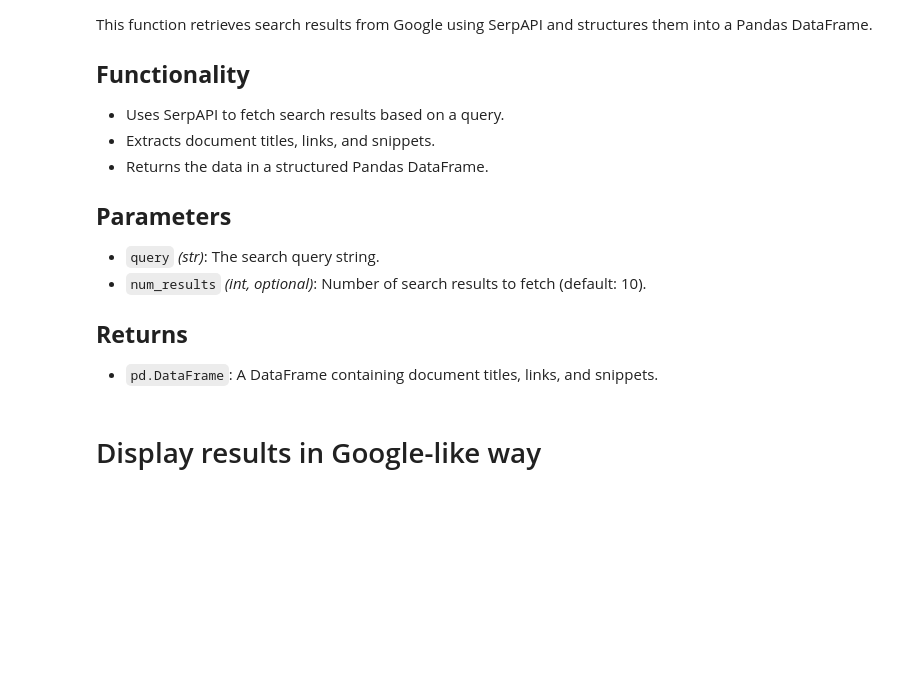
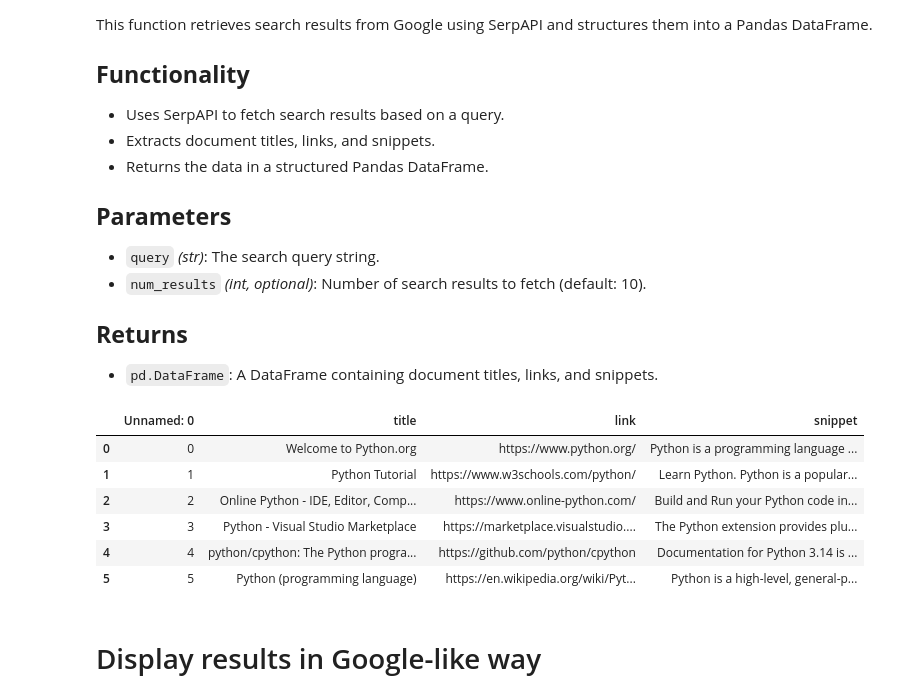
Before and after one commit to rmit-ir/Tutotrial-Practical-LLMs, a Jupyter notebook: LLM_Tutorial_Challenge2.ipynb, the cells around one changed output. Drawn from its saved outputs; the diff is of its cells as text; code cells hidden in the pictures; blank space fills up the shorter version.

```diff
--- a/LLM_Tutorial_Challenge2.ipynb
+++ b/LLM_Tutorial_Challenge2.ipynb
@@ -140,11 +139,20 @@ def fetch_documents_from_serpapi(query, num_results=10):
 # %%
 # Example usage: Search for "Python"
 query = "Python"
-documents_df = fetch_documents_from_serpapi(query)
+# documents_df = fetch_documents_from_serpapi(query)
+documents_df = pd.read_csv("Testing_docs_df.csv")
 
 # Display the results
-documents_df.head()
+documents_df
 # documents_df.to_csv('Testing_docs_df.csv')
+# %% [output]
+|  | Unnamed: 0 | title | link | snippet |
+| 0 | 0 | Welcome to Python.org | https://www.python.org/ | Python is a programming language ... |
+| 1 | 1 | Python Tutorial | https://www.w3schools.com/python/ | Learn Python. Python is a popular... |
+| 2 | 2 | Online Python - IDE, Editor, Comp... | https://www.online-python.com/ | Build and Run your Python code in... |
+| 3 | 3 | Python - Visual Studio Marketplace | https://marketplace.visualstudio.... | The Python extension provides plu... |
+| 4 | 4 | python/cpython: The Python progra... | https://github.com/python/cpython | Documentation for Python 3.14 is ... |
+| 5 | 5 | Python (programming language) | https://en.wikipedia.org/wiki/Pyt... | Python is a high-level, general-p... |
 # %% [markdown]
 # Display results in Google-like way
 # %%
```
Also changed, not shown: parts of 9 cells of this notebook.
